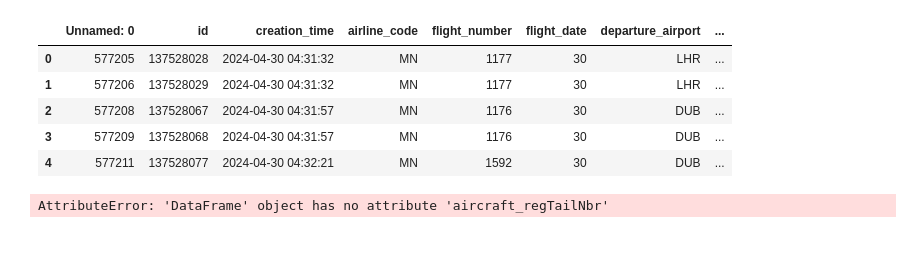
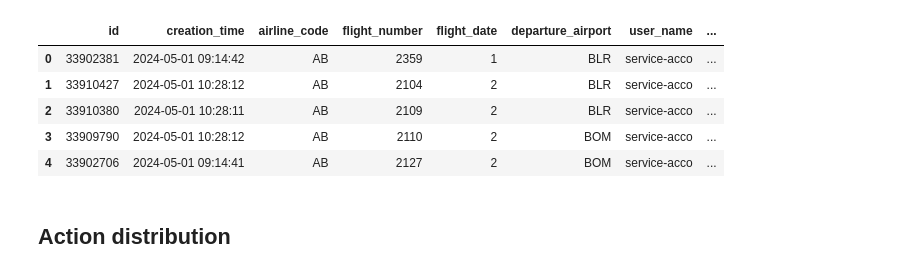
Before and after one commit to jannikvlk/AeroMetrics, a Jupyter notebook: pipeline/explore.ipynb, the cells around one changed output. Saved outputs shown, nothing was run; the diff lists cells and outputs as text; code cells hidden in the pictures; blank space fills up the shorter version.

Commit message:
explored action counts per airline

```diff
--- a/pipeline/explore.ipynb
+++ b/pipeline/explore.ipynb
@@ -5,13 +5,15 @@ df = pd.read_csv("actions/actions_data/abcd_StoreRegistrationAndConfigurationAc.
+# %%
+df_abcd = pd.read_parquet("../data/ABCD_tripfiles.parquet", engine="pyarrow")
+df_mnop = pd.read_parquet("../data/MNOP_tripfiles.parquet", engine="pyarrow")
+df_zyxw = pd.read_parquet("../data/ZYXW_tripfiles.parquet", engine="pyarrow")
 # %%
-df.head()
+df_abcd.head()
 # %% [output]
-|  | Unnamed: 0 | id | creation_time | airline_code | flight_number | flight_date | departure_airport | ... |
-| 0 | 577205 | 137528028 | 2024-04-30 04:31:32 | MN | 1177 | 30 | LHR | ... |
-| 1 | 577206 | 137528029 | 2024-04-30 04:31:32 | MN | 1177 | 30 | LHR | ... |
-| 2 | 577208 | 137528067 | 2024-04-30 04:31:57 | MN | 1176 | 30 | DUB | ... |
-| 3 | 577209 | 137528068 | 2024-04-30 04:31:57 | MN | 1176 | 30 | DUB | ... |
-| 4 | 577211 | 137528077 | 2024-04-30 04:32:21 | MN | 1592 | 30 | DUB | ... |
+|  | id | creation_time | airline_code | flight_number | flight_date | departure_airport | user_name | ... |
+| 0 | 33902381 | 2024-05-01 09:14:42 | AB | 2359 | 1 | BLR | service-acco | ... |
+| 1 | 33910427 | 2024-05-01 10:28:12 | AB | 2104 | 2 | BLR | service-acco | ... |
+| 2 | 33910380 | 2024-05-01 10:28:11 | AB | 2109 | 2 | BLR | service-acco | ... |
+| 3 | 33909790 | 2024-05-01 10:28:12 | AB | 2110 | 2 | BOM | service-acco | ... |
+| 4 | 33902706 | 2024-05-01 09:14:41 | AB | 2127 | 2 | BOM | service-acco | ... |
-# %%
-df.aircraft_regTailNbr.value_counts()
-# %% [output]
-AttributeError: 'DataFrame' object has no attribute 'aircraft_regTailNbr'
+# %% [markdown]
+## **Action distribution**
```
Also changed, not shown: parts of 6 cells of this notebook.
